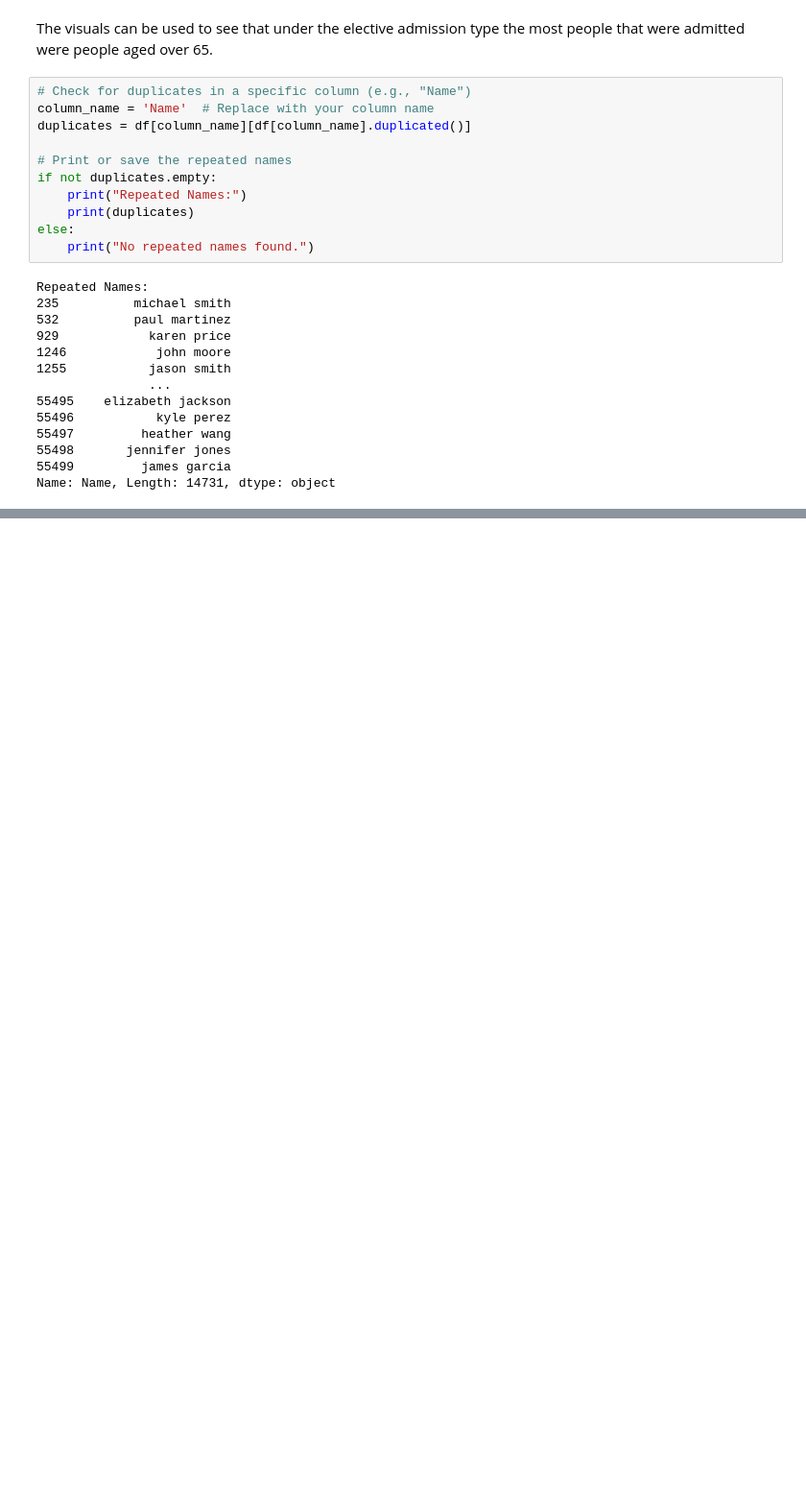
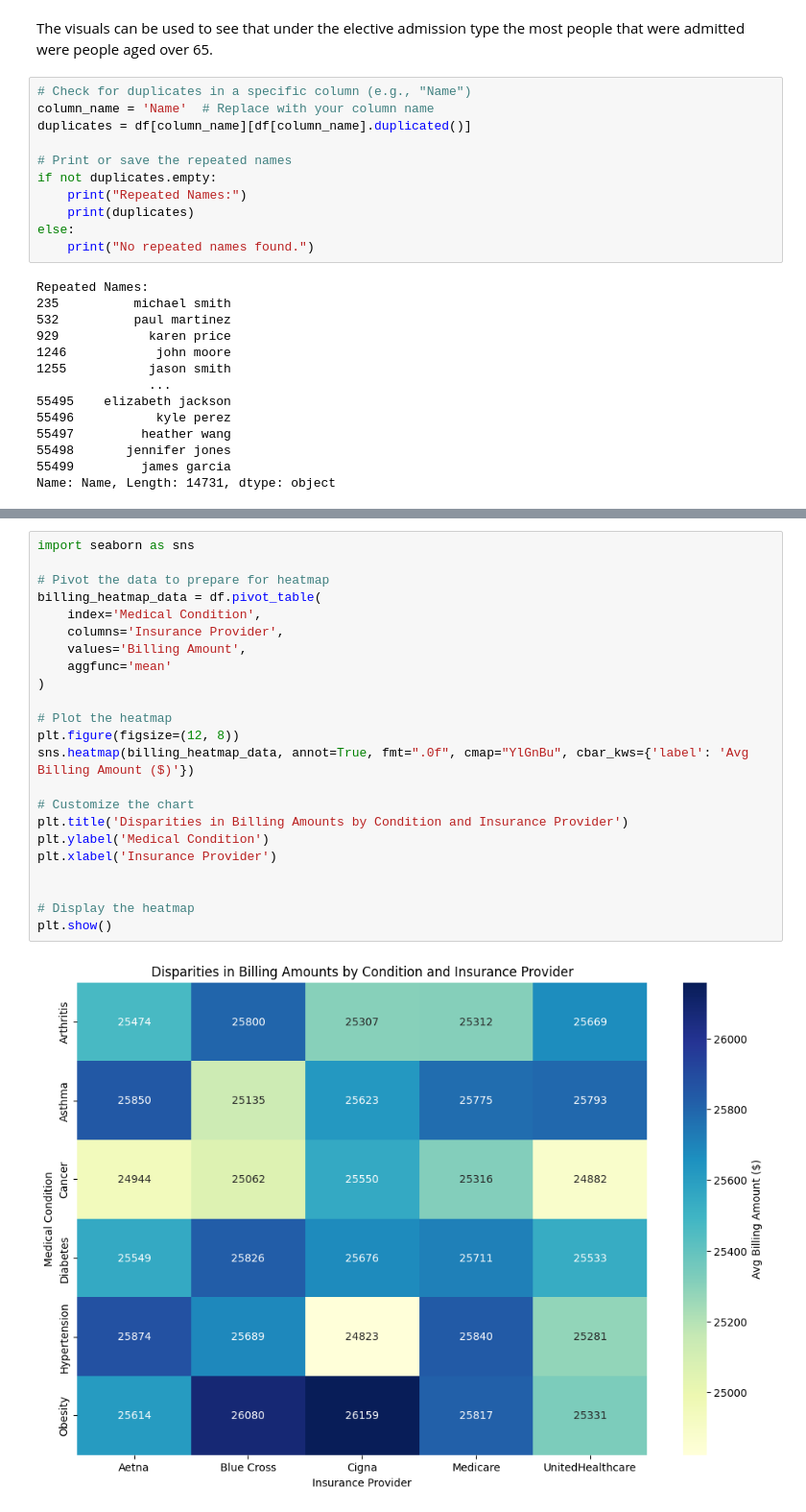
Before and after one commit to Thayallen02/MY-DAC-Curriculum, a Jupyter notebook: Internal Project/Graphs.ipynb, the cells around one changed output, grey strips where cells are left out. Shown at 96% size. Saved outputs shown, nothing was run; the diff lists cells and outputs as text; blank space fills up the shorter version.

```diff
--- a/Internal Project/Graphs.ipynb
+++ b/Internal Project/Graphs.ipynb
@@ -266,0 +280,25 @@ plt.show()
+# %%
+import seaborn as sns
+
+# Pivot the data to prepare for heatmap
+billing_heatmap_data = df.pivot_table(
+    index='Medical Condition',
+    columns='Insurance Provider',
+    values='Billing Amount',
+    aggfunc='mean'
+)
+
+# Plot the heatmap
+plt.figure(figsize=(12, 8))
+sns.heatmap(billing_heatmap_data, annot=True, fmt=".0f", cmap="YlGnBu", cbar_kws={'label': 'Avg Billing Amount ($)'})
+
+# Customize the chart
+plt.title('Disparities in Billing Amounts by Condition and Insurance Provider')
+plt.ylabel('Medical Condition')
+plt.xlabel('Insurance Provider')
+
+
+# Display the heatmap
+plt.show()
+# %% [output]
+[figure, added]
```
Also changed, not shown: parts of 5 cells of this notebook, 3 other files.
